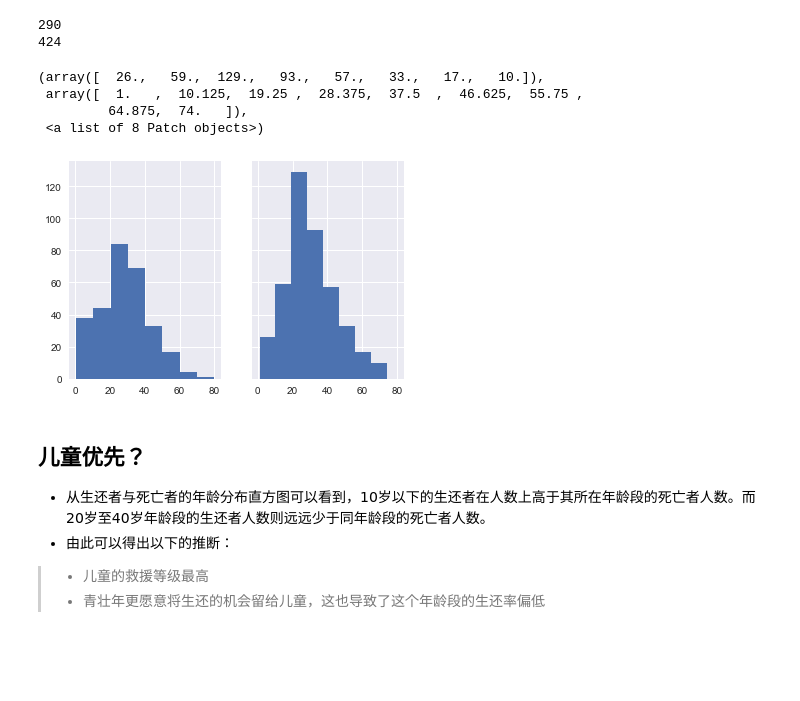
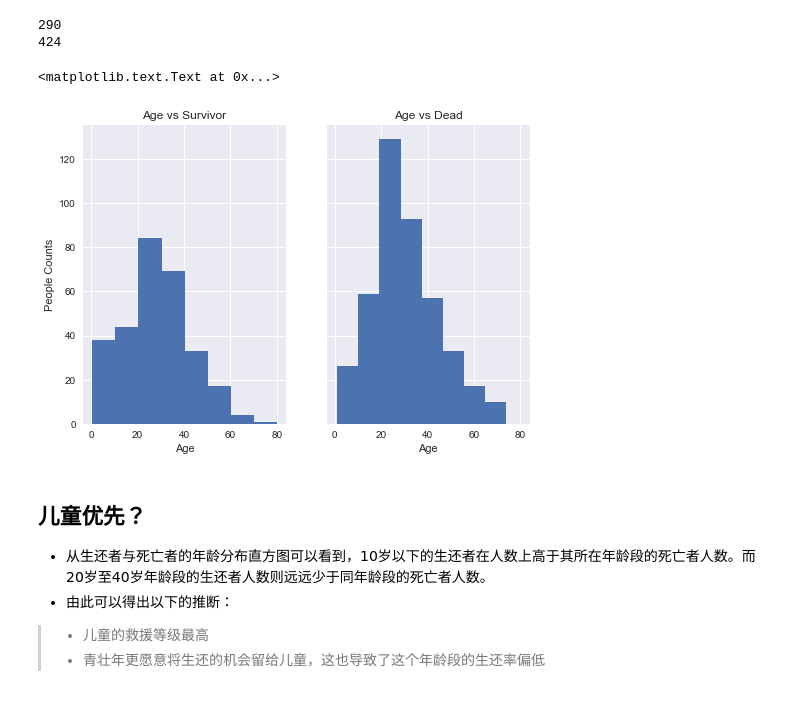
Before and after one commit to liucaizhong/Udacity, a Jupyter notebook: P4/project/titanic.ipynb, the cells around one changed output. Drawn from its saved outputs; the diff is of its cells as text; code cells hidden in the pictures; blank space fills up the shorter version.

```diff
--- a/P4/project/titanic.ipynb
+++ b/P4/project/titanic.ipynb
@@ -82,20 +105,24 @@ print(len(dead_age_valid))
 # %%
 # 绘制生还者与死亡者的年龄分布直方图
 n_bins = 8
 
 x_survived = survivor_age_valid['Age']
 
 x_dead = dead_age_valid['Age']
 
 fig, axs = plt.subplots(1, 2, sharex=True, sharey=True)
 axs[0].hist(x_survived, bins=n_bins)
+axs[0].set_xlabel('Age')
+# axs[0].set_ylabel('Survivor')
+axs[0].set_ylabel('People Counts')
+axs[0].set_title('Age vs Survivor')
 axs[1].hist(x_dead, bins=n_bins)
+axs[1].set_xlabel('Age')
+# axs[1].set_ylabel('Dead')
+axs[1].set_title('Age vs Dead')
 # %% [output]
-(array([  26.,   59.,  129.,   93.,   57.,   33.,   17.,   10.]),
- array([  1.   ,  10.125,  19.25 ,  28.375,  37.5  ,  46.625,  55.75 ,
-         64.875,  74.   ]),
- <a list of 8 Patch objects>)
+<matplotlib.text.Text at 0x...>
-[figure, old version]
+[figure, new version]
 # %% [markdown]
 ## 儿童优先？
 * 从生还者与死亡者的年龄分布直方图可以看到，10岁以下的生还者在人数上高于其所在年龄段的死亡者人数。而20岁至40岁年龄段的生还者人数则远远少于同年龄段的死亡者人数。
```
Also changed, not shown: parts of 9 cells of this notebook, 2 other files.
